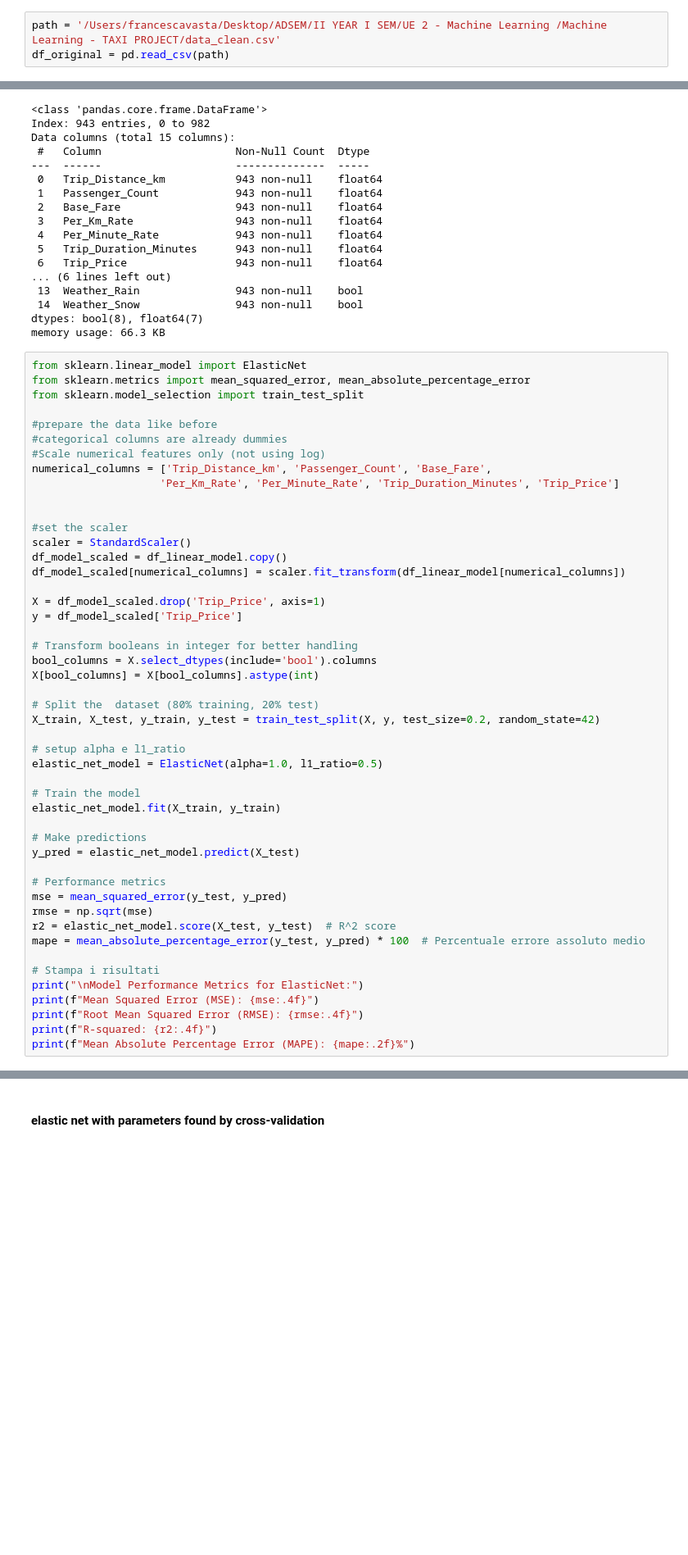
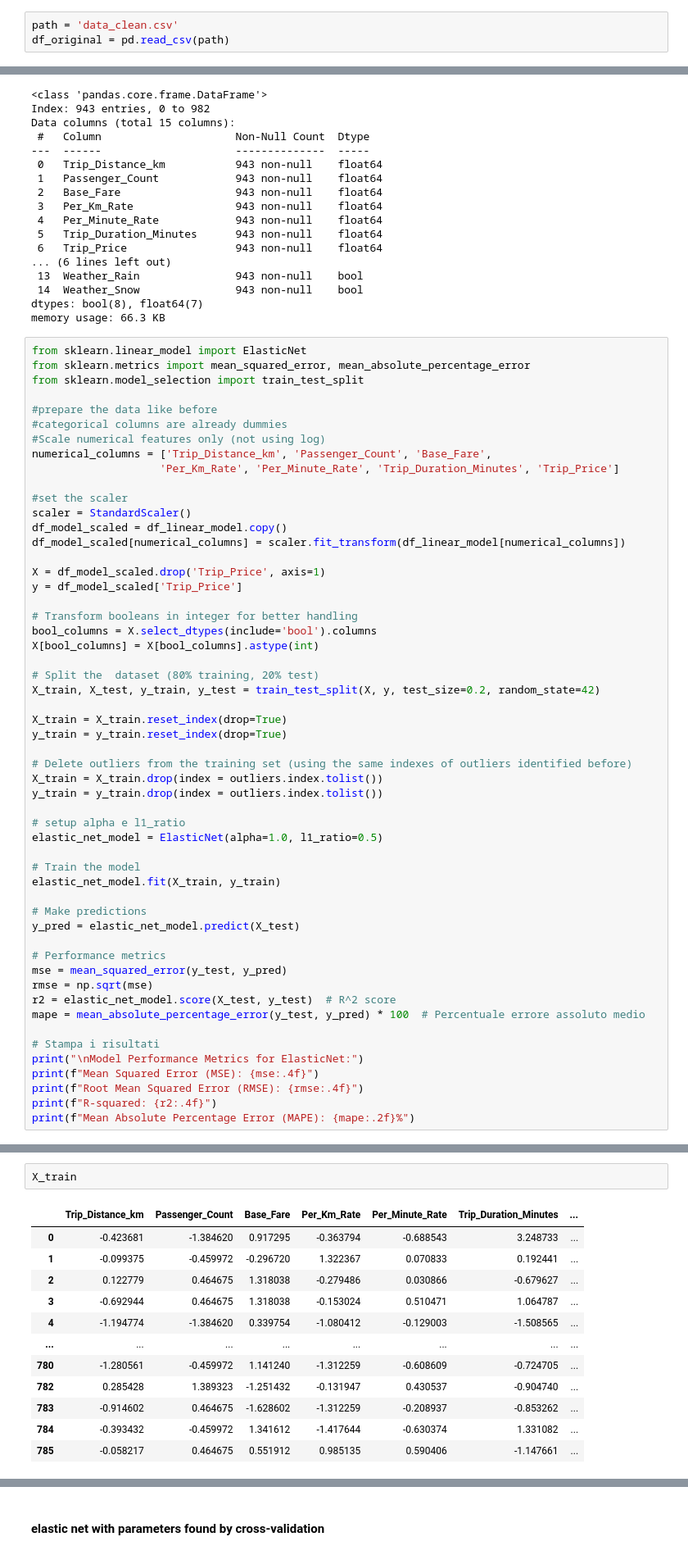
Before and after one commit to fravasta/Prediction-of-Taxi-fares, a Jupyter notebook: Taxi_LR_models_2ndversion.ipynb, the cells around one changed output, grey strips where cells are left out. Shown at 82% size. Cells and saved outputs as stored; diff of their text form; blank space fills up the shorter version.

```diff
--- a/Taxi_LR_models_2ndversion.ipynb
+++ b/Taxi_LR_models_2ndversion.ipynb
@@ -18,7 +18,7 @@ from sklearn.metrics import mean_squared_error, r2_score
 from scipy import stats
 import numpy as np
 # %%
-path = '/Users/francescavasta/Desktop/ADSEM/II YEAR I SEM/UE 2 - Machine Learning /Machine Learning - TAXI PROJECT/data_clean.csv'
+path = 'data_clean.csv'
 df_original = pd.read_csv(path)
 # %%
 df_original.info()
@@ -958,7 +998,6 @@ from sklearn.model_selection import train_test_split
 #Scale numerical features only (not using log)
 numerical_columns = ['Trip_Distance_km', 'Passenger_Count', 'Base_Fare',
                     'Per_Km_Rate', 'Per_Minute_Rate', 'Trip_Duration_Minutes', 'Trip_Price']
-
 
 #set the scaler
 scaler = StandardScaler()
@@ -974,6 +1013,13 @@ X[bool_columns] = X[bool_columns].astype(int)
 
 # Split the  dataset (80% training, 20% test)
 X_train, X_test, y_train, y_test = train_test_split(X, y, test_size=0.2, random_state=42)
+
+X_train = X_train.reset_index(drop=True)
+y_train = y_train.reset_index(drop=True)
+
+# Delete outliers from the training set (using the same indexes of outliers identified before)
+X_train = X_train.drop(index = outliers.index.tolist())
+y_train = y_train.drop(index = outliers.index.tolist())
 
 # setup alpha e l1_ratio
 elastic_net_model = ElasticNet(alpha=1.0, l1_ratio=0.5)
@@ -1004,0 +1051,15 @@ Mean Absolute Percentage Error (MAPE): 152.08%
+# %%
+X_train
+# %% [output]
+|  | Trip_Distance_km | Passenger_Count | Base_Fare | Per_Km_Rate | Per_Minute_Rate | Trip_Duration_Minutes | ... |
+| 0 | -0.423681 | -1.384620 | 0.917295 | -0.363794 | -0.688543 | 3.248733 | ... |
+| 1 | -0.099375 | -0.459972 | -0.296720 | 1.322367 | 0.070833 | 0.192441 | ... |
+| 2 | 0.122779 | 0.464675 | 1.318038 | -0.279486 | 0.030866 | -0.679627 | ... |
+| 3 | -0.692944 | 0.464675 | 1.318038 | -0.153024 | 0.510471 | 1.064787 | ... |
+| 4 | -1.194774 | -1.384620 | 0.339754 | -1.080412 | -0.129003 | -1.508565 | ... |
+| ... | ... | ... | ... | ... | ... | ... | ... |
+| 780 | -1.280561 | -0.459972 | 1.141240 | -1.312259 | -0.608609 | -0.724705 | ... |
+| 782 | 0.285428 | 1.389323 | -1.251432 | -0.131947 | 0.430537 | -0.904740 | ... |
+| 783 | -0.914602 | 0.464675 | -1.628602 | -1.312259 | -0.208937 | -0.853262 | ... |
+| 784 | -0.393432 | -0.459972 | 1.341612 | -1.417644 | -0.630374 | 1.331082 | ... |
+| 785 | -0.058217 | 0.464675 | 0.551912 | 0.985135 | 0.590406 | -1.147661 | ... |
```
Also changed, not shown: parts of 22 cells of this notebook.
